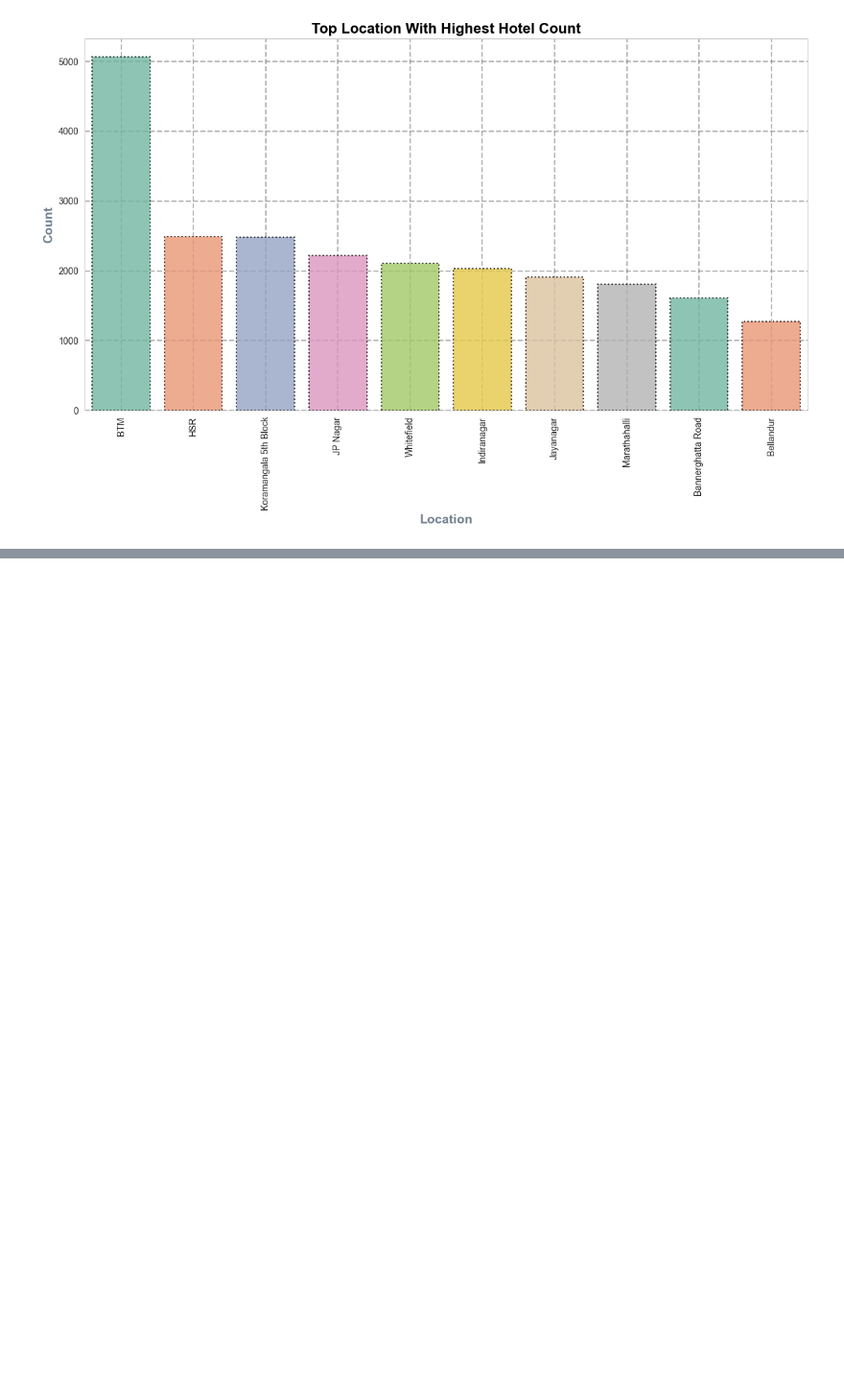
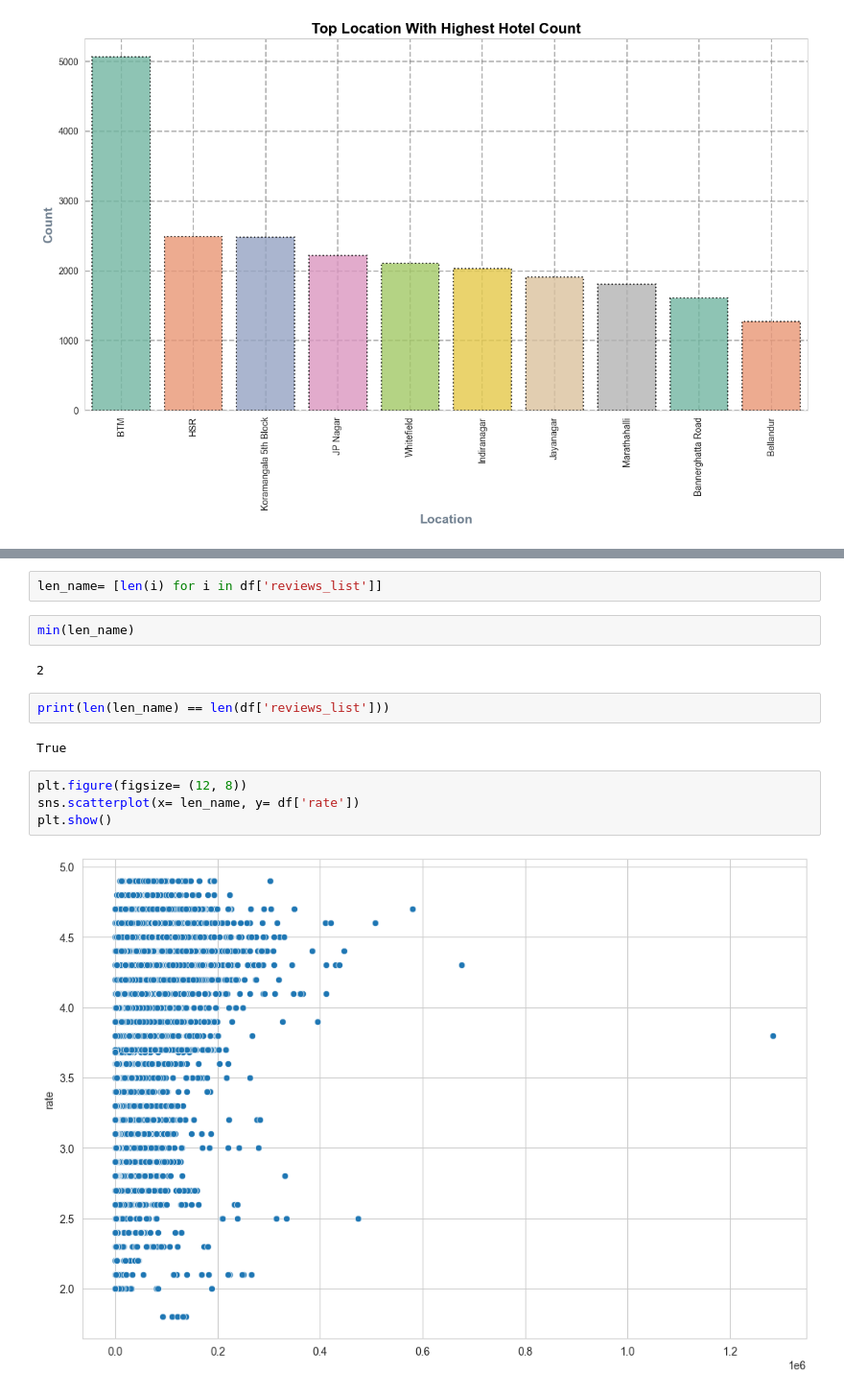
Before and after one commit to SaurabhSSB/bengaluru-restaurant-eda, a Jupyter notebook: 3_eda.ipynb, the cells around one changed output, grey strips where cells are left out. Shown at 96% size. Cells and saved outputs as stored; diff of their text form; blank space fills up the shorter version.

```diff
--- a/3_eda.ipynb
+++ b/3_eda.ipynb
@@ -859,0 +895,16 @@ plt.show()
+# %%
+len_name= [len(i) for i in df['reviews_list']]
+# %%
+min(len_name)
+# %% [output]
+2
+# %%
+print(len(len_name) == len(df['reviews_list']))
+# %% [output]
+True
+# %%
+plt.figure(figsize= (12, 8))
+sns.scatterplot(x= len_name, y= df['rate'])
+plt.show()
+# %% [output]
+[figure, added]
```
Also changed, not shown: parts of 7 cells of this notebook.
